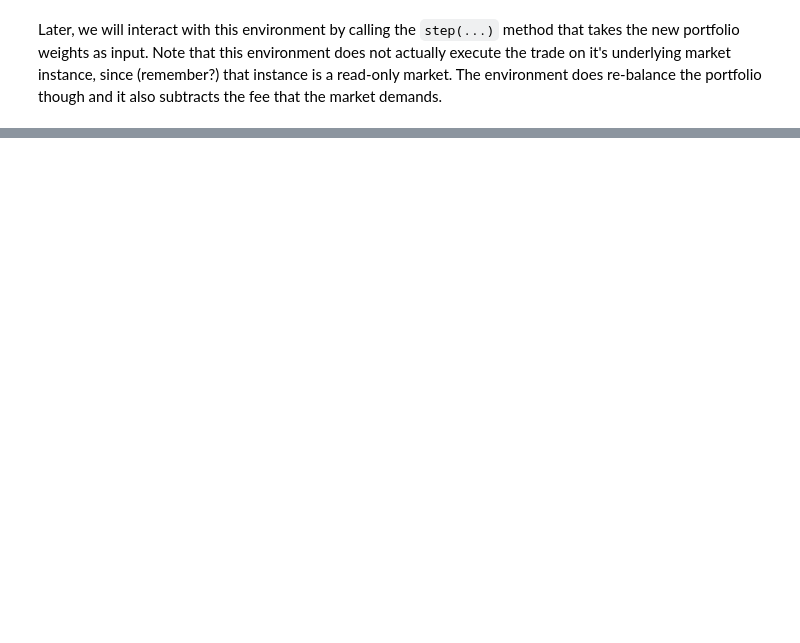
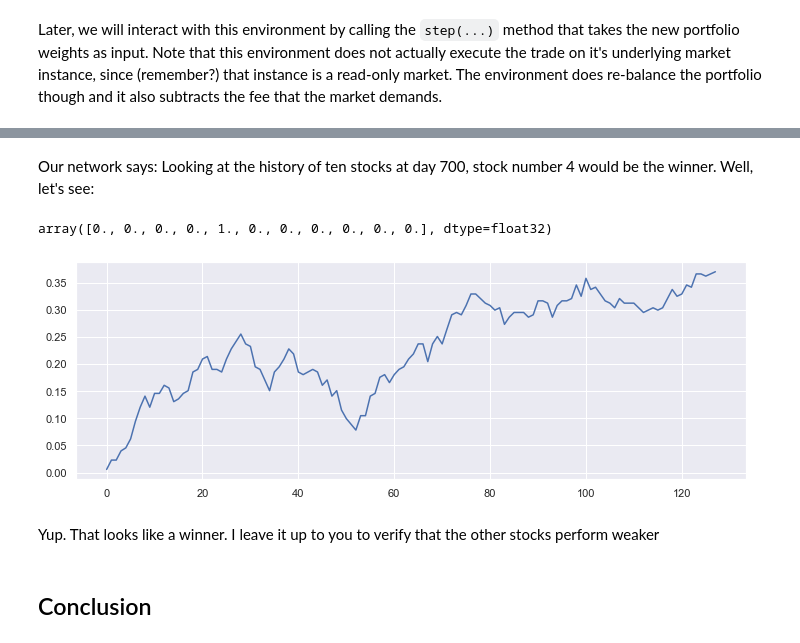
Before and after one commit to smurve/cfds-capstone, a Jupyter notebook: Supervised_Learning.ipynb, the cells around one changed output, grey strips where cells are left out. Drawn from its saved outputs; the diff is of its cells as text; code cells hidden in the pictures; blank space fills up the shorter version.

```diff
--- a/Supervised_Learning.ipynb
+++ b/Supervised_Learning.ipynb
@@ -173,0 +211,13 @@
+# %%
+def heuristic_winner(batch):
+    n_stocks = batch.shape[2]
+    winners = []
+    for sample in batch:
+        deltas = []
+        for ticker in range(n_stocks):
+            cumsum = sample[:, ticker, 0].cumsum()
+            deltas.append(cumsum[-1] - cumsum[0])
+        winner = np.where(deltas == max(deltas))[0][0]
+        one_hot = np.diag(np.ones(n_stocks+1))[winner]
+        winners.append(one_hot)
+    return np.array(winners).astype(np.float32)
@@ -177,0 +275,12 @@ We feed a history of 7 prices from 2 different assets (stocks) into the network.
+# %% [markdown]
+Our network says: Looking at the history of ten stocks at day 700, stock number 4 would be the winner. Well, let's see:
+# %%
+plt.plot(batch[700, :, 4, 0].cumsum());
+winners[700]
+# %% [output]
+array([0., 0., 0., 0., 1., 0., 0., 0., 0., 0., 0.], dtype=float32)
+[figure, added]
+# %% [markdown]
+Yup. That looks like a winner. I leave it up to you to verify that the other stocks perform weaker
+# %% [markdown]
+## Conclusion
```
Also changed, not shown: parts of 35 cells of this notebook, 5 other files.
